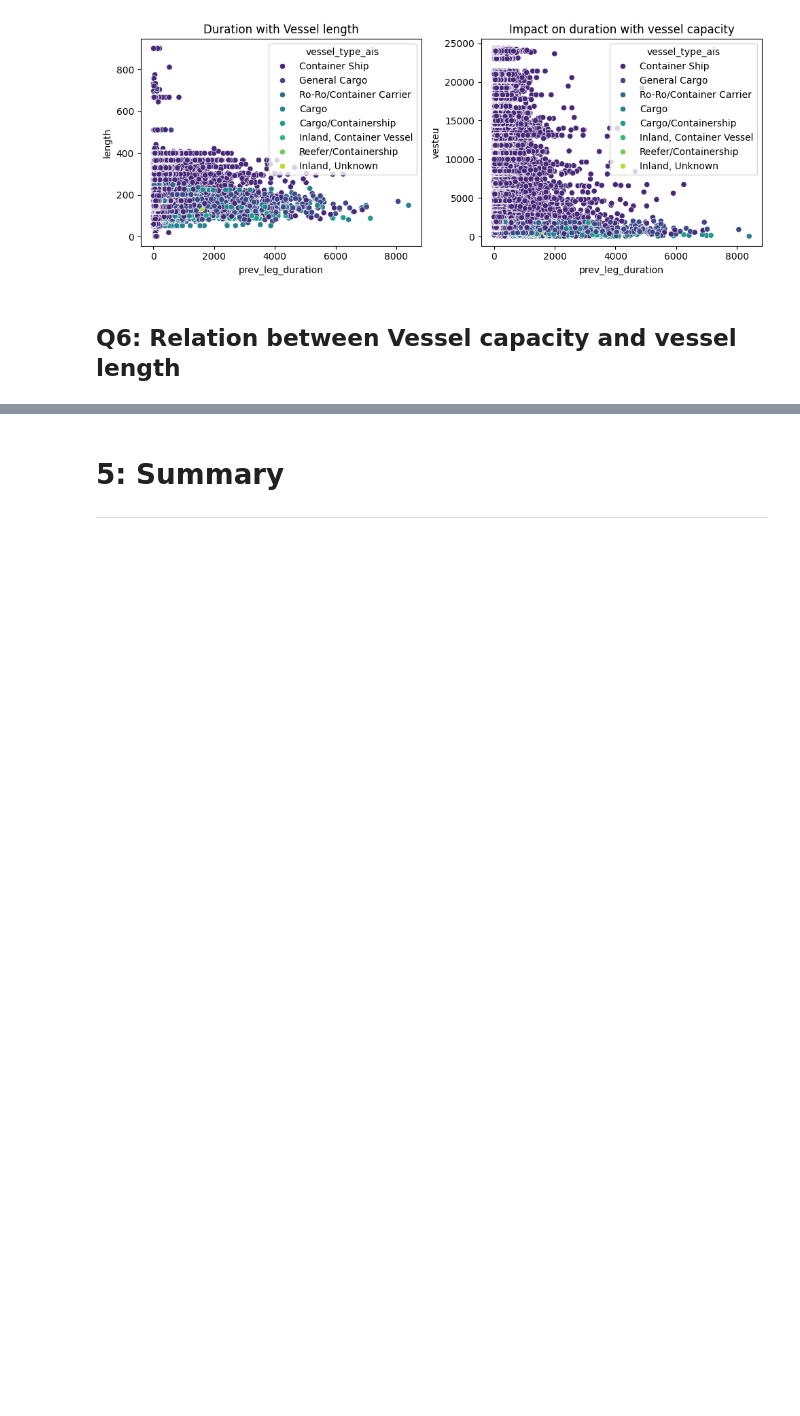
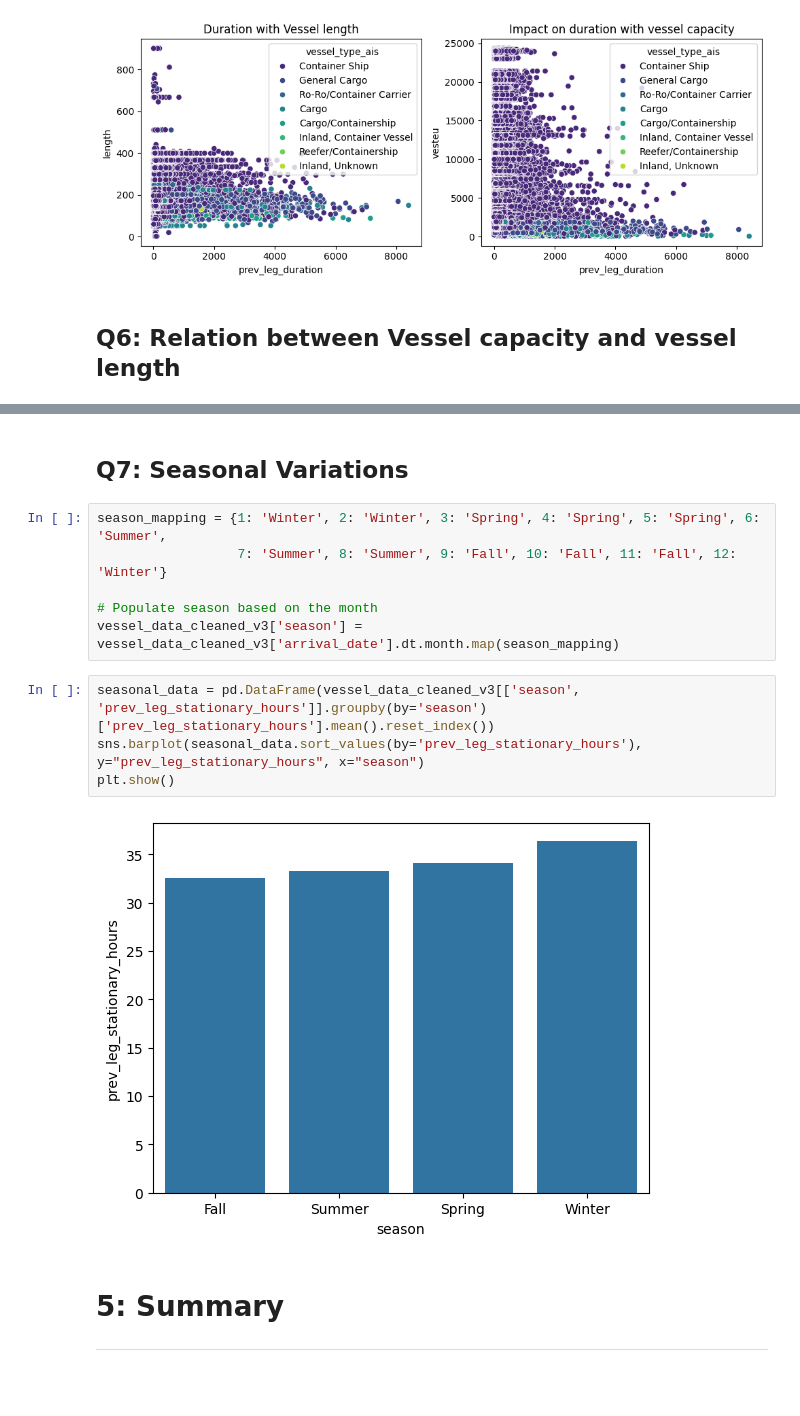
Before and after one commit to hargurjeet/Maersk, a Jupyter notebook: Solution_Notebook.ipynb, the cells around one changed output, grey strips where cells are left out. Drawn from its saved outputs; the diff is of its cells as text; blank space fills up the shorter version.

```diff
--- a/Solution_Notebook.ipynb
+++ b/Solution_Notebook.ipynb
@@ -511,3 +544,17 @@ plt.show()
+# %% [markdown]
+## Q7: Seasonal Variations
+# %%
+season_mapping = {1: 'Winter', 2: 'Winter', 3: 'Spring', 4: 'Spring', 5: 'Spring', 6: 'Summer',
+                  7: 'Summer', 8: 'Summer', 9: 'Fall', 10: 'Fall', 11: 'Fall', 12: 'Winter'}
+
+# Populate season based on the month
+vessel_data_cleaned_v3['season'] = vessel_data_cleaned_v3['arrival_date'].dt.month.map(season_mapping)
+# %%
+seasonal_data = pd.DataFrame(vessel_data_cleaned_v3[['season', 'prev_leg_stationary_hours']].groupby(by='season')['prev_leg_stationary_hours'].mean().reset_index())
+sns.barplot(seasonal_data.sort_values(by='prev_leg_stationary_hours'), y="prev_leg_stationary_hours", x="season")
+plt.show()
+# %% [output]
+[figure, added]
 # %% [markdown]
 # 5: Summary <a name="5"></a>
 
```
Also changed, not shown: parts of 6 cells of this notebook.
